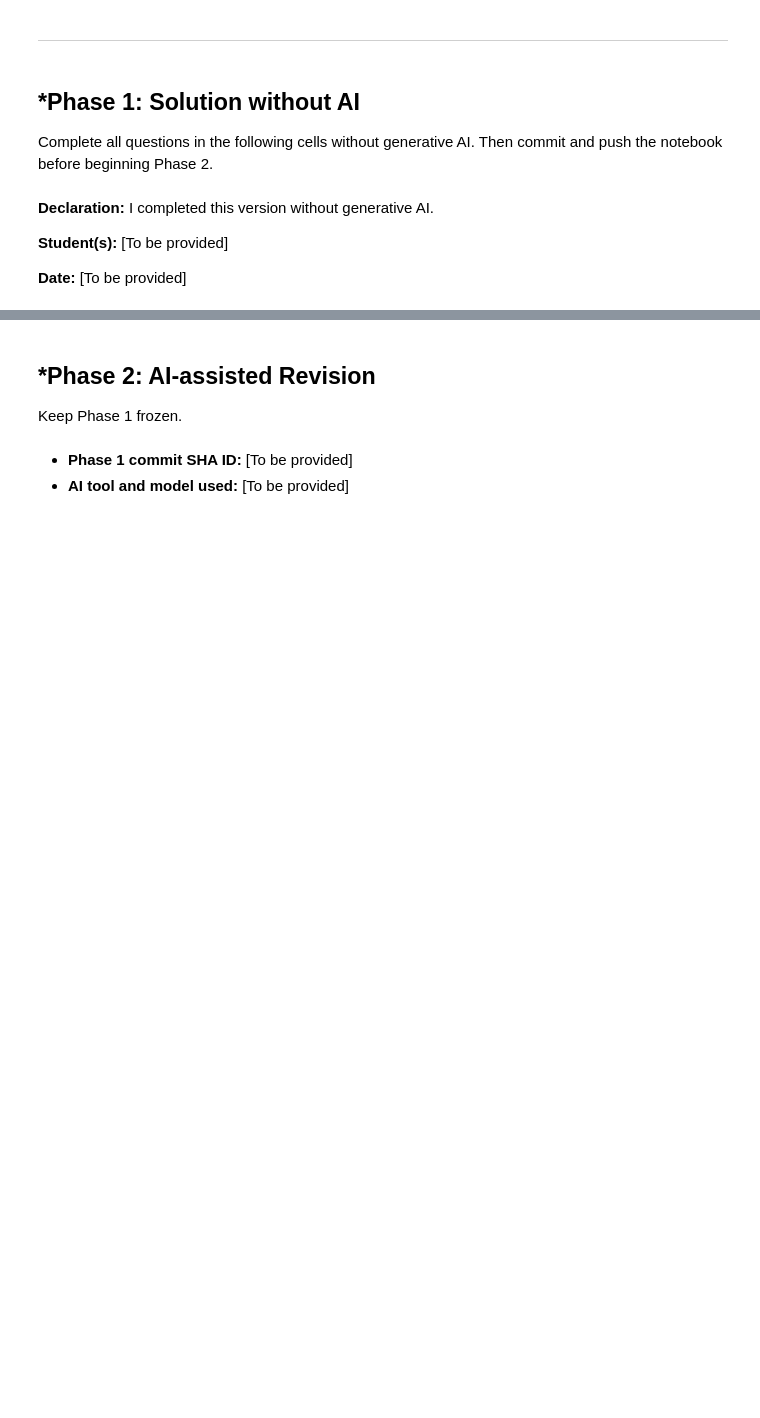
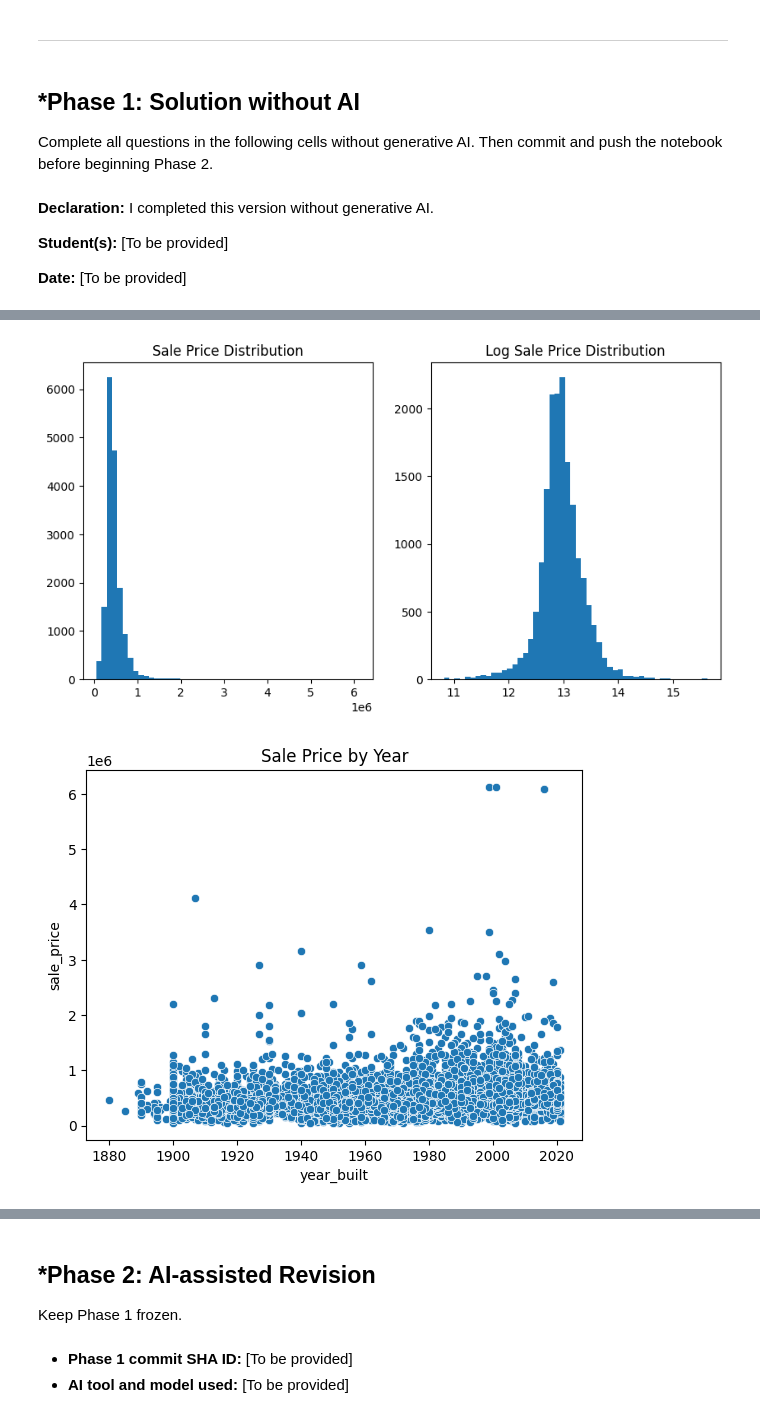
Before and after one commit to ja2faded/L02-hedonic-pricing, a Jupyter notebook: notebook.ipynb, the cells around one changed output, grey strips where cells are left out. Saved outputs shown, nothing was run; the diff lists cells and outputs as text; code cells hidden in the pictures; blank space fills up the shorter version.

```diff
--- a/notebook.ipynb
+++ b/notebook.ipynb
@@ -100,0 +99,44 @@ Name: count, dtype: int64
+# %%
+from matplotlib import axes
+# q1 Visualization
+
+# Sale price distribution
+fig, axes = plt.subplots(1, 2, figsize=(10, 5))
+df['sale_price'].hist(bins=50, grid=False, ax=axes[0])
+axes[0].set_title('Sale Price Distribution')
+np.log(df['sale_price']).hist(bins=50, grid=False, ax=axes[1]) # Sale price is skewed right, graph log transformation
+axes[1].set_title('Log Sale Price Distribution')
+plt.show()
+
+# Sale price by year
+sns.scatterplot(data=df, x='year_built', y='sale_price')
+plt.title('Sale Price by Year')
+plt.show()
+
+# Sale price by square footage
+sns.scatterplot(data=df, x='house_square_feet', y='sale_price')
+plt.title('Sale Price by Square Footage')
+plt.show()
+
+# Sale price by bedrooms
+sns.boxplot(data=df, x='bedrooms', y='sale_price')
+plt.title('Sale Price by Bedrooms')
+plt.yscale('log')
+plt.show()
+
+# Sale price by bathrooms
+sns.boxplot(data=df, x='bathrooms', y='sale_price')
+plt.yscale('log') # Box plots are skewed heavily by high sale prices - log transform them
+plt.title('Sale Price by Bathrooms')
+plt.show()
+
+# Price by categorical Features
+for c in cat_vars:
+  order = df.groupby(c)['sale_price'].median().sort_values().index
+  sns.boxplot(data=df, y=c, x='sale_price', order=order)
+  plt.xscale('log')
+  plt.title(f'sale price by {c}')
+  plt.show()
+# %% [output]
+[figure, added]
+[figure, added]
```
Also changed, not shown: parts of 3 cells of this notebook.
